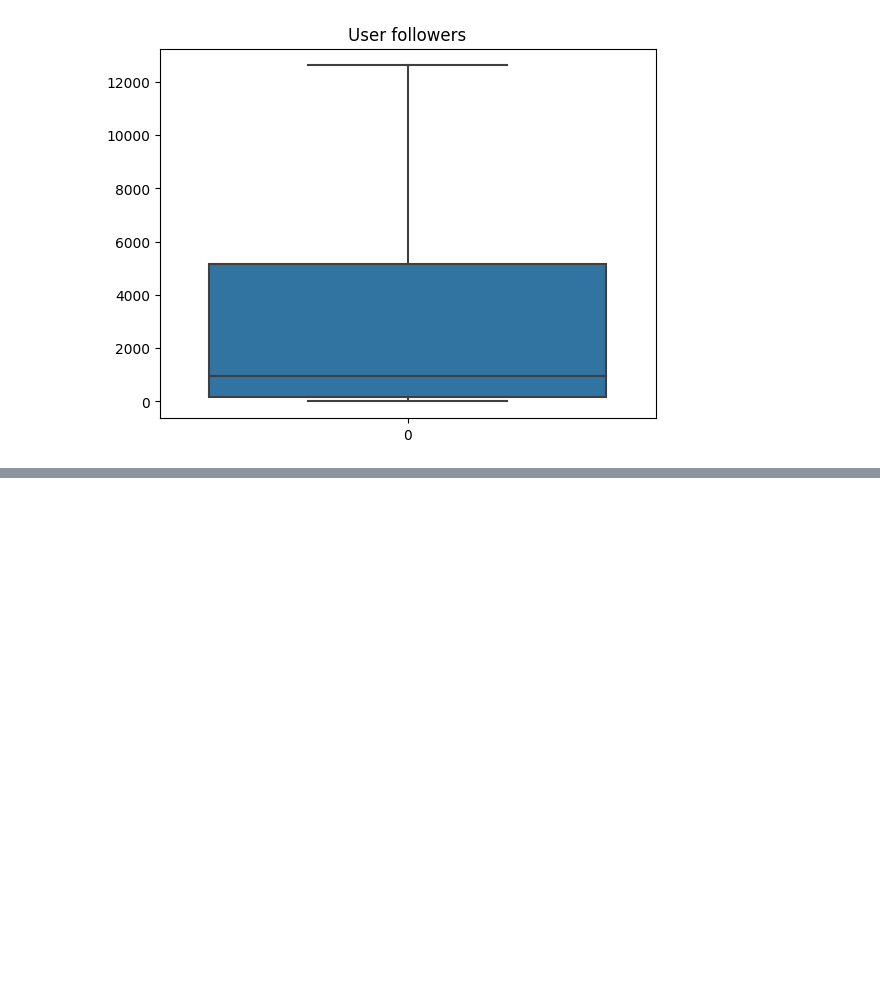
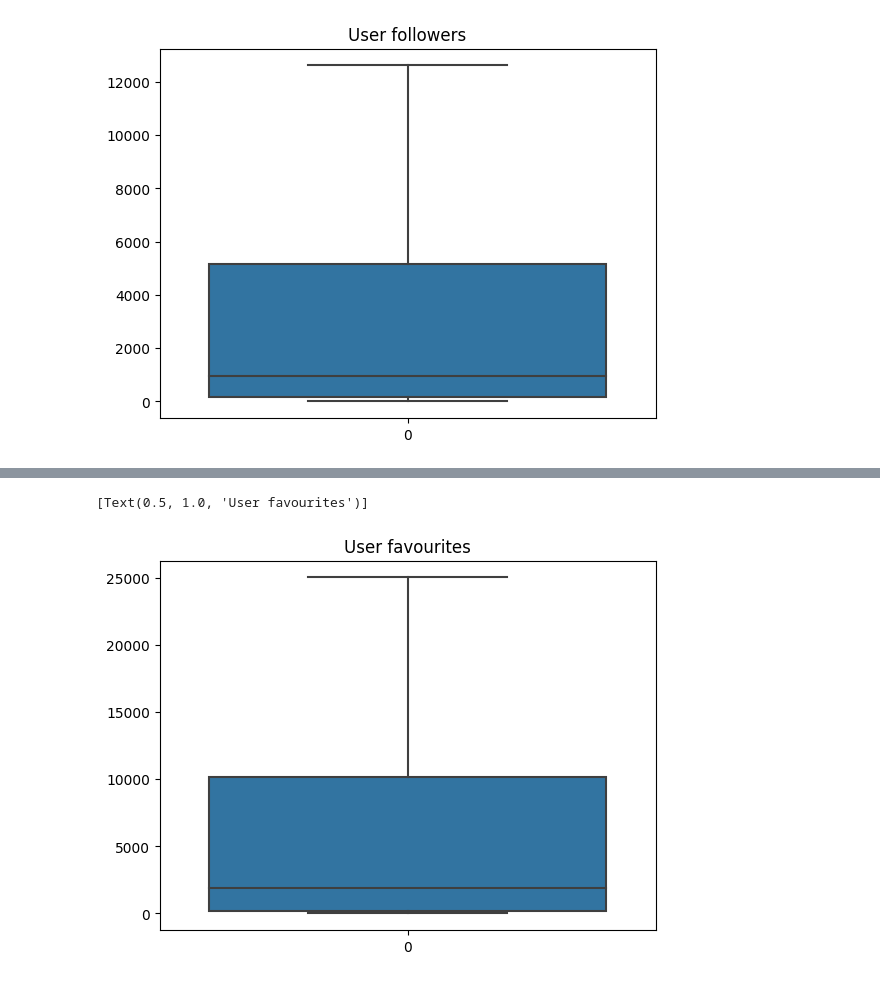
Before and after one commit to AntonioCedilloA01656823/Laboratorio_A01656823, a Jupyter notebook: retoAnalitica/TC1002S/A01656823_CalorBox.ipynb, the cells around one changed output, grey strips where cells are left out. Saved outputs shown, nothing was run; the diff lists cells and outputs as text; code cells hidden in the pictures; blank space fills up the shorter version.

```diff
--- a/retoAnalitica/TC1002S/A01656823_CalorBox.ipynb
+++ b/retoAnalitica/TC1002S/A01656823_CalorBox.ipynb
@@ -44,0 +49,5 @@ sb.boxplot(data = df["user_friends"],showfliers=False).set(title="User friends")
+# %%
+sb.boxplot(data = df["user_favourites"],showfliers=False).set(title="User favourites")
+# %% [output]
+[Text(0.5, 1.0, 'User favourites')]
+[figure, added]
```
Also changed, not shown: parts of 14 cells of this notebook, 1 other file.
